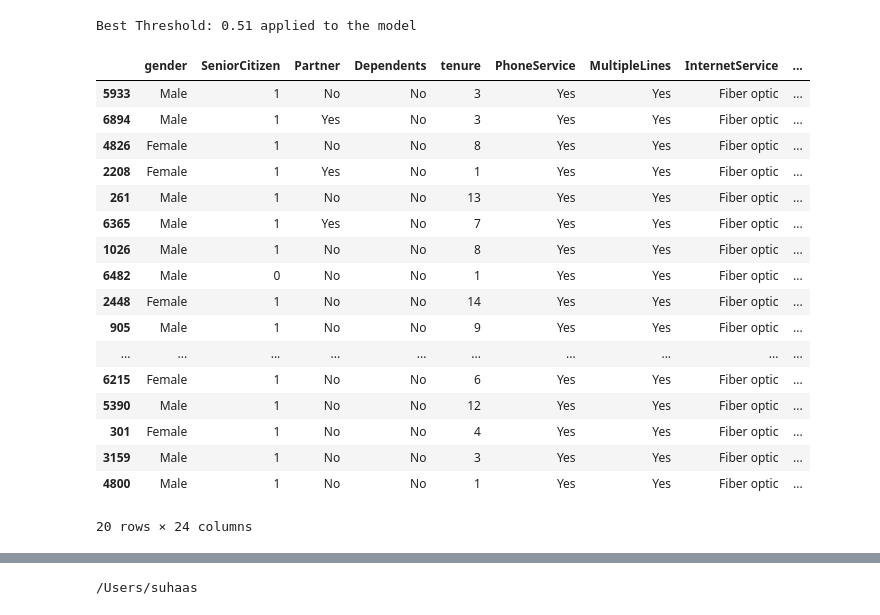
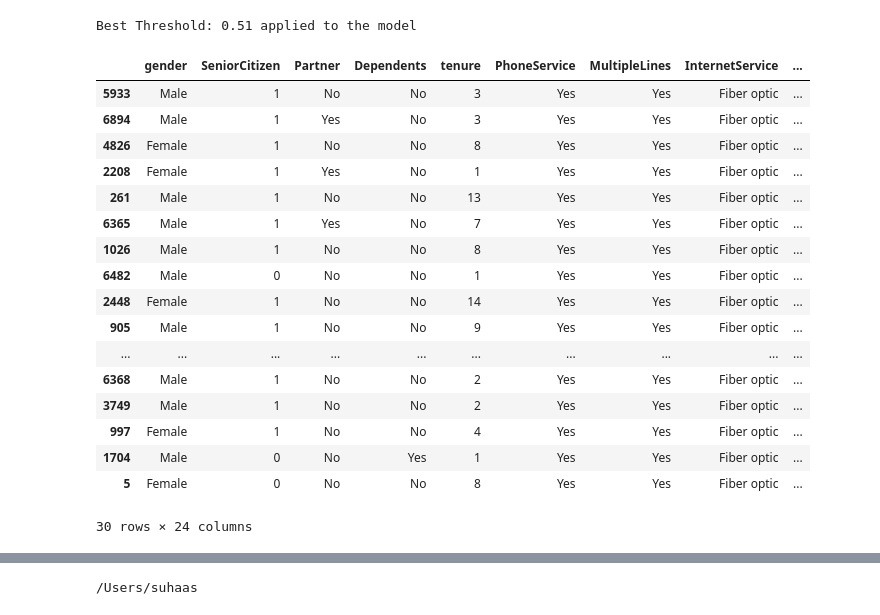
Before and after one commit to karnam-ui/PROJECTS, a Jupyter notebook: ChurnPrediction/model/Dataset.ipynb, the cells around one changed output, grey strips where cells are left out. Cells and saved outputs as stored; diff of their text form; code cells hidden in the pictures.

```diff
--- a/ChurnPrediction/model/Dataset.ipynb
+++ b/ChurnPrediction/model/Dataset.ipynb
@@ -543,26 +574,26 @@ Best Threshold: 0.51 applied to the model
 # %%
 ranked_results = results.sort_values(by="Expected Value", ascending=False)
 ranked_results["rank"] = np.arange(1, len(ranked_results) + 1)
-ranked_results.head(20)
+ranked_results.head(30)
 # %% [output]
 |  | gender | SeniorCitizen | Partner | Dependents | tenure | PhoneService | MultipleLines | InternetService | ... |
 | 5933 | Male | 1 | No | No | 3 | Yes | Yes | Fiber optic | ... |
 | 6894 | Male | 1 | Yes | No | 3 | Yes | Yes | Fiber optic | ... |
 | 4826 | Female | 1 | No | No | 8 | Yes | Yes | Fiber optic | ... |
 | 2208 | Female | 1 | Yes | No | 1 | Yes | Yes | Fiber optic | ... |
 | 261 | Male | 1 | No | No | 13 | Yes | Yes | Fiber optic | ... |
 | 6365 | Male | 1 | Yes | No | 7 | Yes | Yes | Fiber optic | ... |
 | 1026 | Male | 1 | No | No | 8 | Yes | Yes | Fiber optic | ... |
 | 6482 | Male | 0 | No | No | 1 | Yes | Yes | Fiber optic | ... |
 | 2448 | Female | 1 | No | No | 14 | Yes | Yes | Fiber optic | ... |
 | 905 | Male | 1 | No | No | 9 | Yes | Yes | Fiber optic | ... |
 | ... | ... | ... | ... | ... | ... | ... | ... | ... | ... |
-| 6215 | Female | 1 | No | No | 6 | Yes | Yes | Fiber optic | ... |
-| 5390 | Male | 1 | No | No | 12 | Yes | Yes | Fiber optic | ... |
-| 301 | Female | 1 | No | No | 4 | Yes | Yes | Fiber optic | ... |
-| 3159 | Male | 1 | No | No | 3 | Yes | Yes | Fiber optic | ... |
-| 4800 | Male | 1 | No | No | 1 | Yes | Yes | Fiber optic | ... |
+| 6368 | Male | 1 | No | No | 2 | Yes | Yes | Fiber optic | ... |
+| 3749 | Male | 1 | No | No | 2 | Yes | Yes | Fiber optic | ... |
+| 997 | Female | 1 | No | No | 4 | Yes | Yes | Fiber optic | ... |
+| 1704 | Male | 0 | No | Yes | 1 | Yes | Yes | Fiber optic | ... |
+| 5 | Female | 0 | No | No | 8 | Yes | Yes | Fiber optic | ... |
-20 rows × 24 columns
+30 rows × 24 columns
 # %%
 model_log.fit(X, y)
 # %% [output]
```
Also changed, not shown: parts of 10 cells of this notebook, 1 other file.
